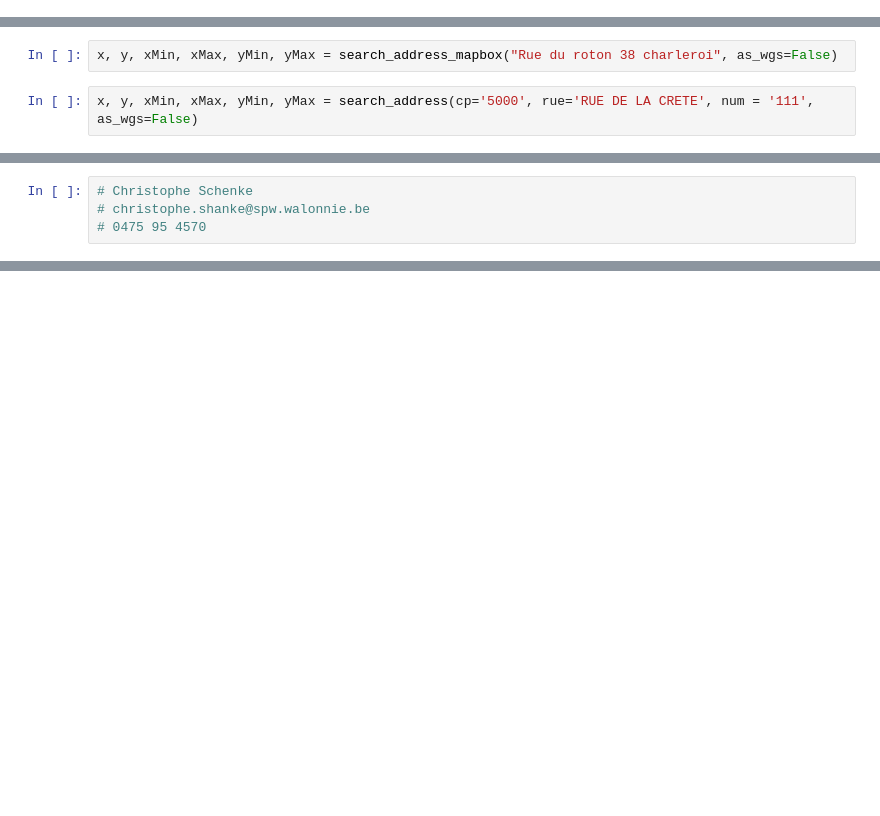
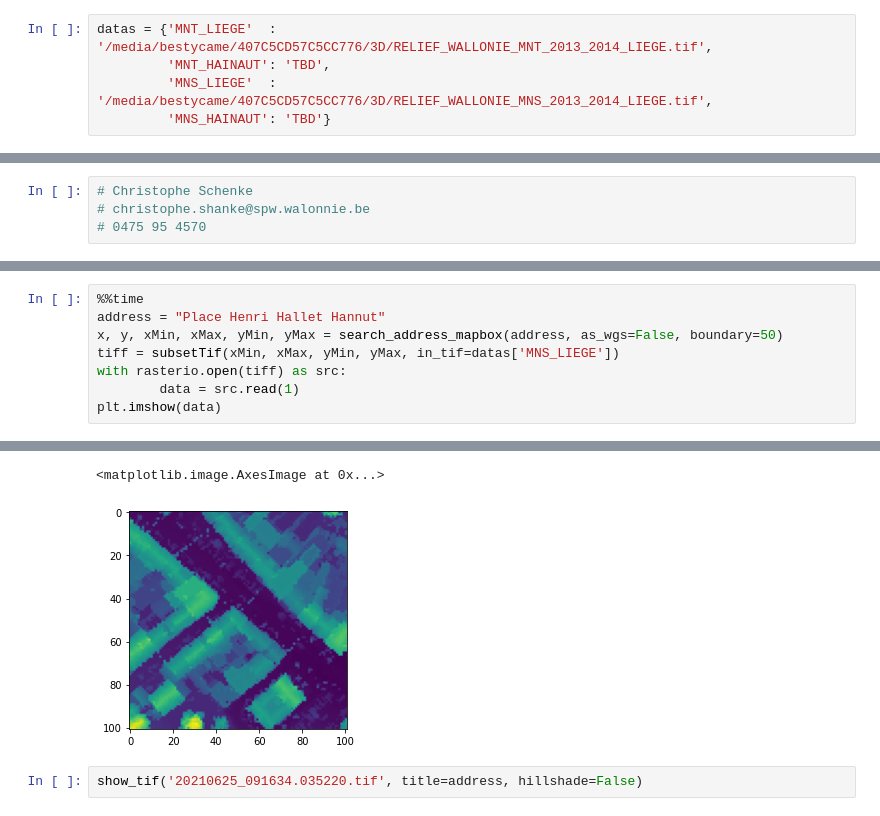
Before and after one commit to bestycame/3D-Houses, a Jupyter notebook: Olivier.ipynb, the cells around one changed output, grey strips where cells are left out. Cells and saved outputs as stored; diff of their text form; blank space fills up the shorter version.

```diff
--- a/Olivier.ipynb
+++ b/Olivier.ipynb
@@ -12,3 +25,8 @@ import fiona
+# %%
+datas = {'MNT_LIEGE'  : '/media/bestycame/407C5CD57C5CC776/3D/RELIEF_WALLONIE_MNT_2013_2014_LIEGE.tif',
+         'MNT_HAINAUT': 'TBD',
+         'MNS_LIEGE'  : '/media/bestycame/407C5CD57C5CC776/3D/RELIEF_WALLONIE_MNS_2013_2014_LIEGE.tif',
+         'MNS_HAINAUT': 'TBD'}
 # %%
 # gdal_calc.py -A DSM/GeoTIFF/DHMVII_DSM_1m_testdata.tif -B ./dtm_1m.tif --outfile=CHM.tif --calc="A-B" --NoDataValue=0
 # gdalwarp  DTM/GeoTIFF/DHMVII_DTM_5m_testdata.tif test.tif -tr 1 1 -r near
@@ -62,4 +33,0 @@ def search_address_mapbox(address, as_wgs=False, as_dict=False, boundary=10):
-# %%
-x, y, xMin, xMax, yMin, yMax = search_address_mapbox("Rue du roton 38 charleroi", as_wgs=False)
-# %%
-x, y, xMin, xMax, yMin, yMax = search_address(cp='5000', rue='RUE DE LA CRETE', num = '111', as_wgs=False)
@@ -135,0 +148,9 @@ Wall time: 17.9 s
+# %%
+%%time
+address = "Place Henri Hallet Hannut"
+x, y, xMin, xMax, yMin, yMax = search_address_mapbox(address, as_wgs=False, boundary=50)
+tiff = subsetTif(xMin, xMax, yMin, yMax, in_tif=datas['MNS_LIEGE'])
+with rasterio.open(tiff) as src:
+        data = src.read(1)
+plt.imshow(data)
+# %% [output]
@@ -135,0 +159,4 @@ Wall time: 17.9 s
+<matplotlib.image.AxesImage at 0x...>
+[figure, added]
+# %%
+show_tif('20210625_091634.035220.tif', title=address, hillshade=False)
```
Also changed, not shown: parts of 11 cells of this notebook, 5 other files.
